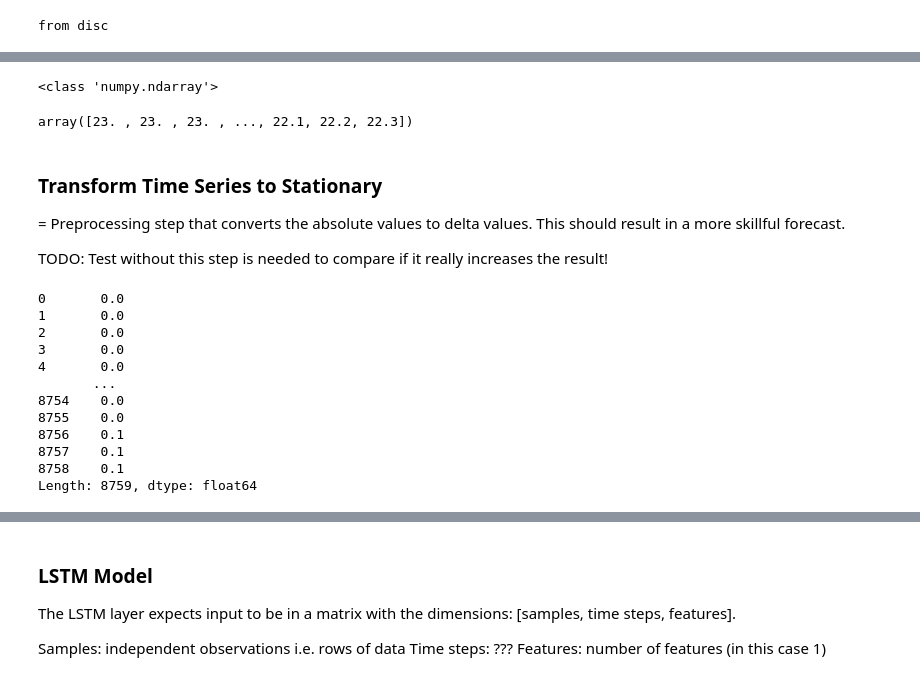
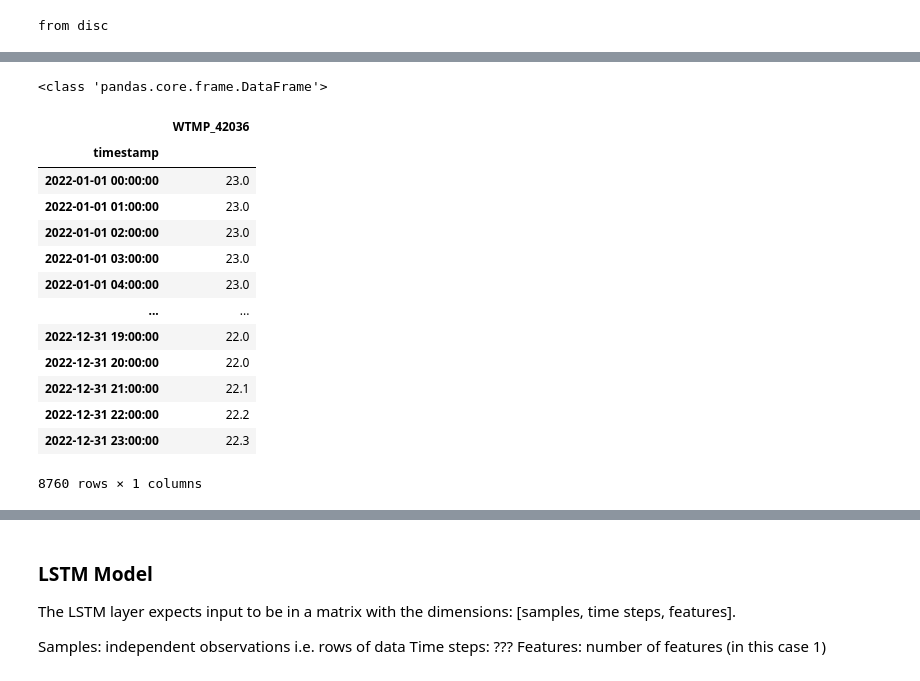
Before and after one commit to elsandner/Master_Project, a Jupyter notebook: Models_LSTM/LSTM_Baseline.ipynb, the cells around one changed output, grey strips where cells are left out. Saved outputs shown, nothing was run; the diff lists cells and outputs as text; code cells hidden in the pictures.

```diff
--- a/Models_LSTM/LSTM_Baseline.ipynb
+++ b/Models_LSTM/LSTM_Baseline.ipynb
@@ -44,15 +47,2 @@ print("Remaining NaN values: ", data.isna().sum().sum())
 NaN values:  57
 Remaining NaN values:  0
-# %%
-raw_values = data.WTMP_42036.values
-print(type(raw_values))
-raw_values
-# %% [output]
-<class 'numpy.ndarray'>
-array([23. , 23. , 23. , ..., 22.1, 22.2, 22.3])
-# %% [markdown]
-### Transform Time Series to Stationary
-
-= Preprocessing step that converts the absolute values to delta values. This should result in a more skillful forecast.
-
-TODO: Test without this step is needed to compare if it really increases the result!
@@ -72,17 +49,20 @@ def inverse_difference(history, yhat, interval=1):
-# %%
-diff_series = difference(raw_values)
-diff_series
-# %% [output]
-0       0.0
-1       0.0
-2       0.0
-3       0.0
-4       0.0
-       ...
-8754    0.0
-8755    0.0
-8756    0.1
-8757    0.1
-8758    0.1
-Length: 8759, dtype: float64
+# %%
+print(type(data))
+data
+# %% [output]
+<class 'pandas.core.frame.DataFrame'>
+|  | WTMP_42036 |
+| timestamp |  |
+| 2022-01-01 00:00:00 | 23.0 |
+| 2022-01-01 01:00:00 | 23.0 |
+| 2022-01-01 02:00:00 | 23.0 |
+| 2022-01-01 03:00:00 | 23.0 |
+| 2022-01-01 04:00:00 | 23.0 |
+| ... | ... |
+| 2022-12-31 19:00:00 | 22.0 |
+| 2022-12-31 20:00:00 | 22.0 |
+| 2022-12-31 21:00:00 | 22.1 |
+| 2022-12-31 22:00:00 | 22.2 |
+| 2022-12-31 23:00:00 | 22.3 |
+8760 rows × 1 columns
 # %% [markdown]
```
Also changed, not shown: parts of 36 cells of this notebook, 1 other file.
